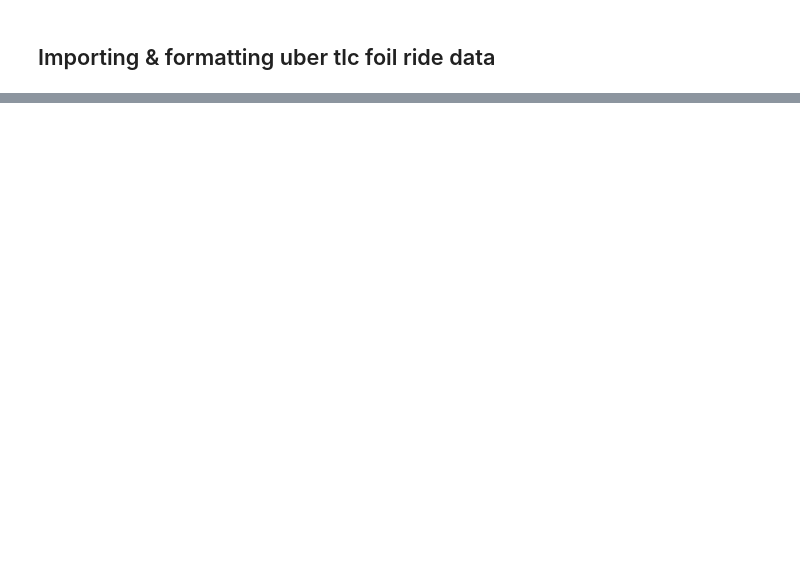
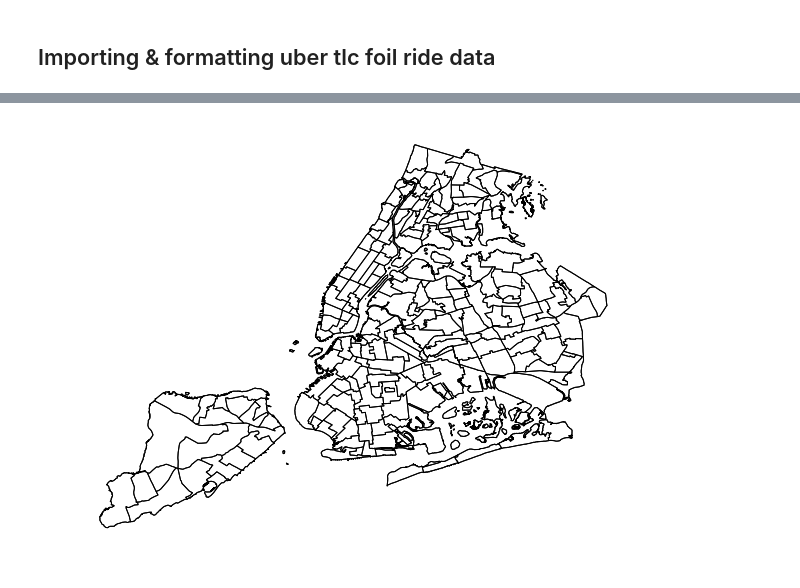
Before and after one commit to loujar/uber-tlc-analysis, a Jupyter notebook: uber_tlc_analysis.ipynb, the cells around one changed output, grey strips where cells are left out. Cells and saved outputs as stored; diff of their text form; code cells hidden in the pictures; blank space fills up the shorter version.

```diff
--- a/uber_tlc_analysis.ipynb
+++ b/uber_tlc_analysis.ipynb
@@ -31,0 +18,2 @@ Contains a list of all rides between April and September of 2014 in a GeoPandas
+# %%
+boroughs = geopandas.read_file("./data/Borough_Boundaries.geojson")
@@ -86,4 +34,0 @@ A GeoDataFrame that describe the physical boundries of distinct neighborhoods wi
-# %%
-neighborhoods = geopandas.read_file("./data/Neighborhood_Tabulation_Areas.geojson")
-neighborhoods.crs = rides.crs
-neighborhoods.plot(edgecolor='k', facecolor='none', figsize=(10, 10))
@@ -398,0 +56,6 @@ scores
+# %%
+ax = boroughs.plot(edgecolor='k', facecolor='none', figsize=(10, 10))
+neighborhoods.plot(ax=ax, edgecolor='k', facecolor='none')
+ax.set_axis_off()
+# %% [output]
+[figure, added]
```
Also changed, not shown: parts of 69 cells of this notebook.
